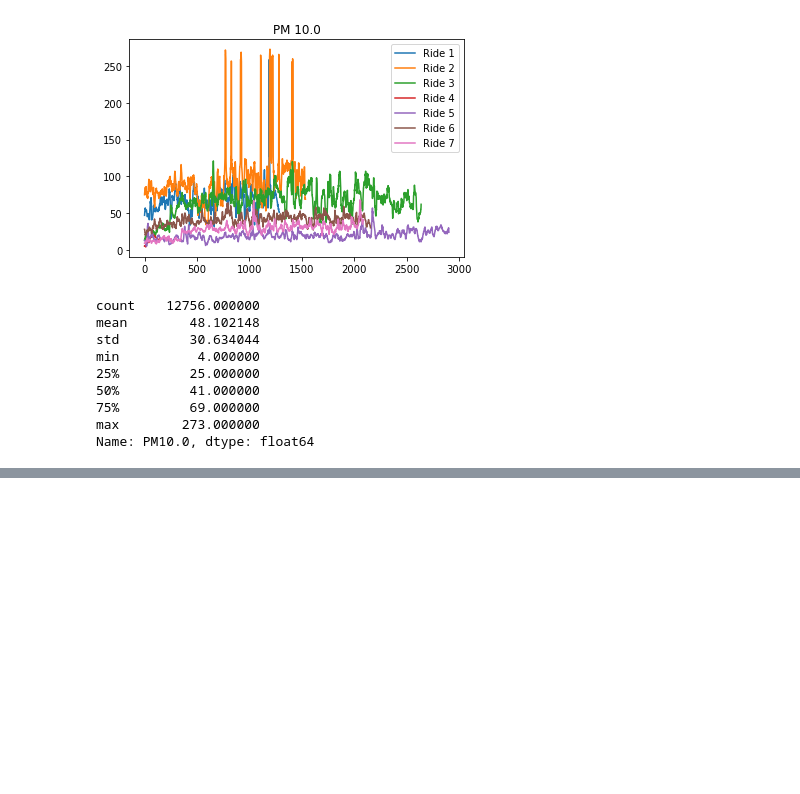
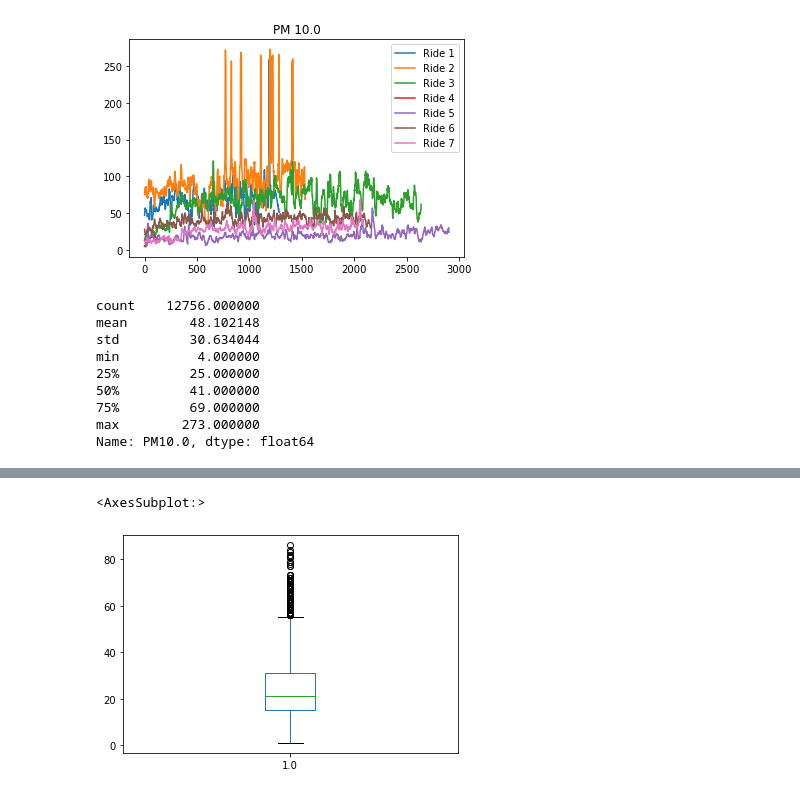
Before and after one commit to malte-b/musical_env_bike, a Jupyter notebook: plots/data_insights.ipynb, the cells around one changed output, grey strips where cells are left out. Saved outputs shown, nothing was run; the diff lists cells and outputs as text; code cells hidden in the pictures; blank space fills up the shorter version.

```diff
--- a/plots/data_insights.ipynb
+++ b/plots/data_insights.ipynb
@@ -154,0 +173,6 @@ pm10.plot.box()
+# %%
+pm1_disjoint = pd.concat([df_ride_1['1.0'],df_ride_2['1.0'],df_ride_3['1.0'],df_ride_4['1.0'],df_ride_5['1.0'],df_ride_6['1.0'],df_ride_7['1.0']])
+pm1_disjoint.plot.box()
+# %% [output]
+<AxesSubplot:>
+[figure, added]
```
Also changed, not shown: parts of 12 cells of this notebook.
